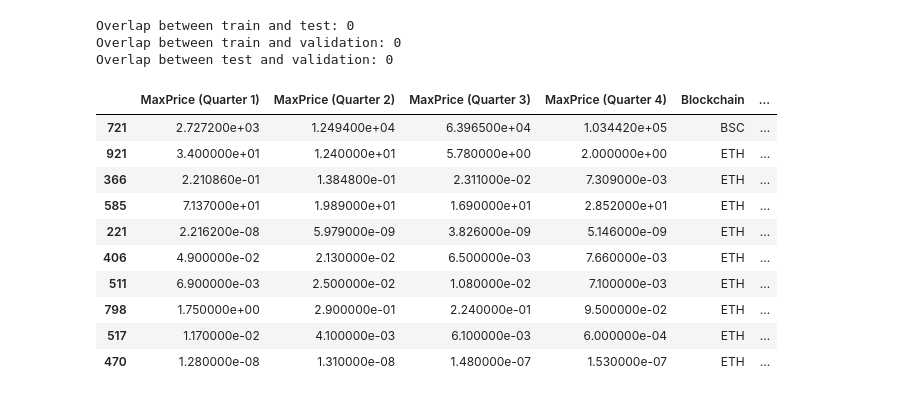
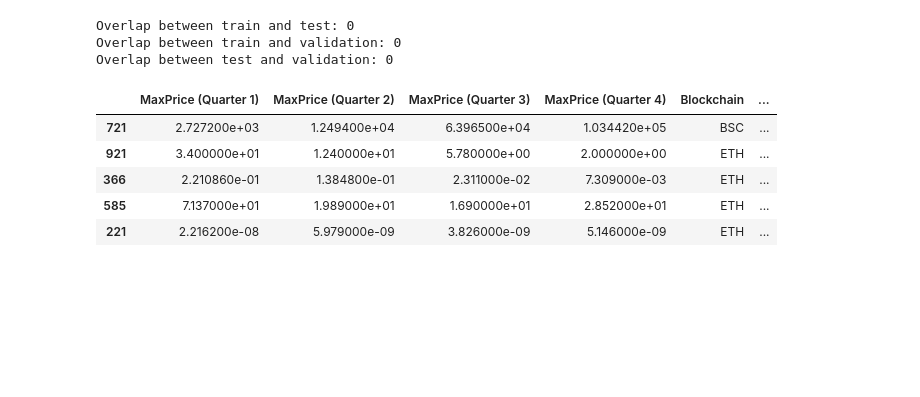
Before and after one commit to Luero/ML_RugPull_Detector, a Jupyter notebook: General pipeline for experimentations.ipynb, the cells around one changed output. Cells and saved outputs as stored; diff of their text form; code cells hidden in the pictures; blank space fills up the shorter version.

```diff
--- a/General pipeline for experimentations.ipynb
+++ b/General pipeline for experimentations.ipynb
@@ -11,16 +11,13 @@ import pandas as pd
 import numpy as np
 import matplotlib.pyplot as pyplot
 
-file = 'data/TM-RugPull_prepared_for_enrichment.xlsx'
+def load_data(filename):
+    data = pd.read_excel(filename)
+    # Remove a space in the end of some column names
+    data.columns = data.columns.str.strip()
+    return data
 
-data = pd.read_excel(file)
-
-# Remove a space in the end of some column names
-data.columns = data.columns.str.strip()
-
-print(data.shape)
-
-pd.set_option('display.max_columns', None)
+data = load_data('data/TM-RugPull_prepared_for_enrichment.xlsx')
 
 data.head(5)
 # %% [output]
@@ -98,23 +96,21 @@ Overlap between test and validation: 0
 # %%
 # Delete columns that are not useful for further analysis
 
-for data_set in data_sets:
-    data_set.drop(columns=['Project Title', 'Sign', 'website', 'x profile', 'Smart Contract (online)', 'smart Contract (offline)', 'project starting date', 'project end date', 'project starting year', 'project period', 'Contract address'], inplace=True)
+def drop_columns(data_sets):
+    for data_set in data_sets:
+        data_set.drop(columns=['Project Title', 'Sign', 'website', 'x profile', 'Smart Contract (online)', 'smart Contract (offline)', 'project starting date', 'project end date', 'project starting year', 'project period', 'Contract address'], inplace=True)
+
+drop_columns(data_sets)
 
 # Check the result on train set
-train_set.head(10)
+train_set.head(5)
 # %% [output]
 |  | MaxPrice (Quarter 1) | MaxPrice (Quarter 2) | MaxPrice (Quarter 3) | MaxPrice (Quarter 4) | Blockchain | ... |
 | 721 | 2.727200e+03 | 1.249400e+04 | 6.396500e+04 | 1.034420e+05 | BSC | ... |
 | 921 | 3.400000e+01 | 1.240000e+01 | 5.780000e+00 | 2.000000e+00 | ETH | ... |
 | 366 | 2.210860e-01 | 1.384800e-01 | 2.311000e-02 | 7.309000e-03 | ETH | ... |
 | 585 | 7.137000e+01 | 1.989000e+01 | 1.690000e+01 | 2.852000e+01 | ETH | ... |
 | 221 | 2.216200e-08 | 5.979000e-09 | 3.826000e-09 | 5.146000e-09 | ETH | ... |
-| 406 | 4.900000e-02 | 2.130000e-02 | 6.500000e-03 | 7.660000e-03 | ETH | ... |
-| 511 | 6.900000e-03 | 2.500000e-02 | 1.080000e-02 | 7.100000e-03 | ETH | ... |
-| 798 | 1.750000e+00 | 2.900000e-01 | 2.240000e-01 | 9.500000e-02 | ETH | ... |
-| 517 | 1.170000e-02 | 4.100000e-03 | 6.100000e-03 | 6.000000e-04 | ETH | ... |
-| 470 | 1.280000e-08 | 1.310000e-08 | 1.480000e-07 | 1.530000e-07 | ETH | ... |
 # %%
 # Encode class label
 
```
Also changed, not shown: parts of 6 cells of this notebook, 1 other file.
